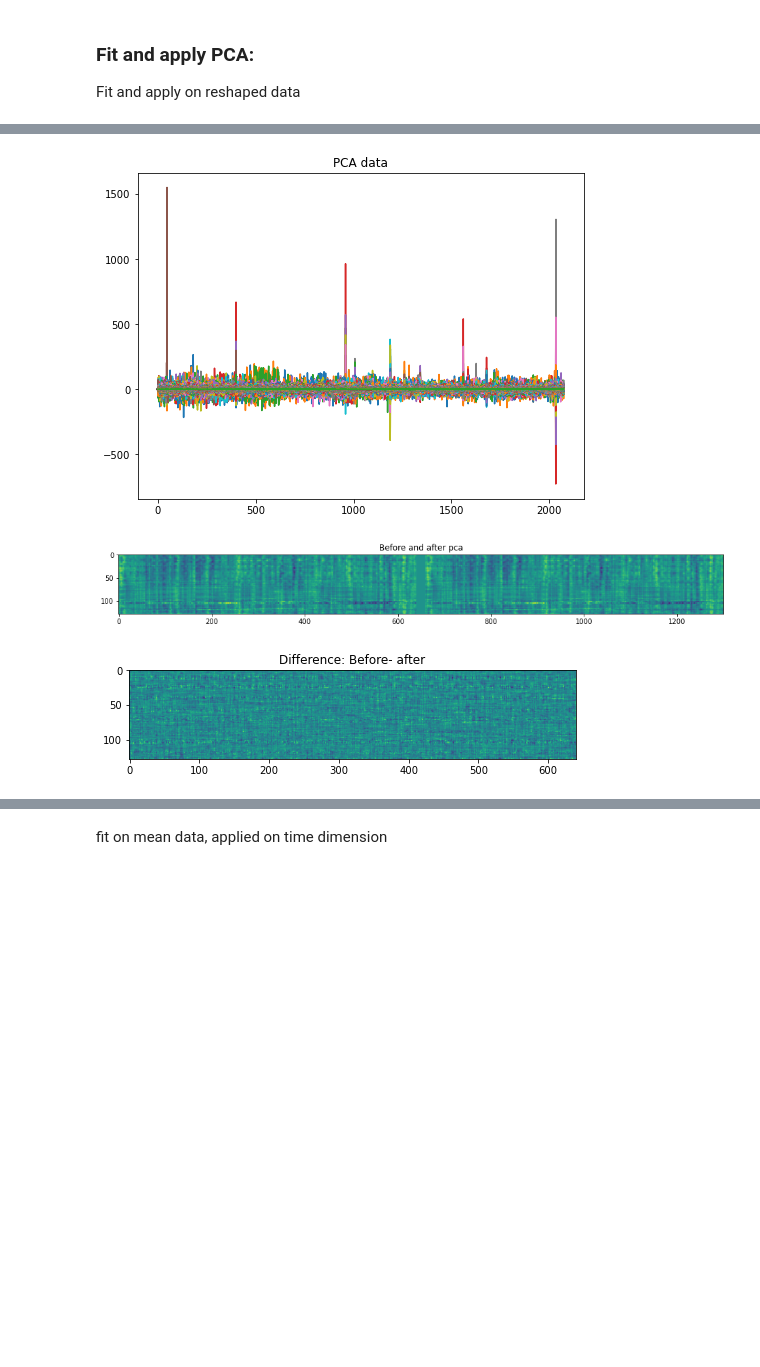
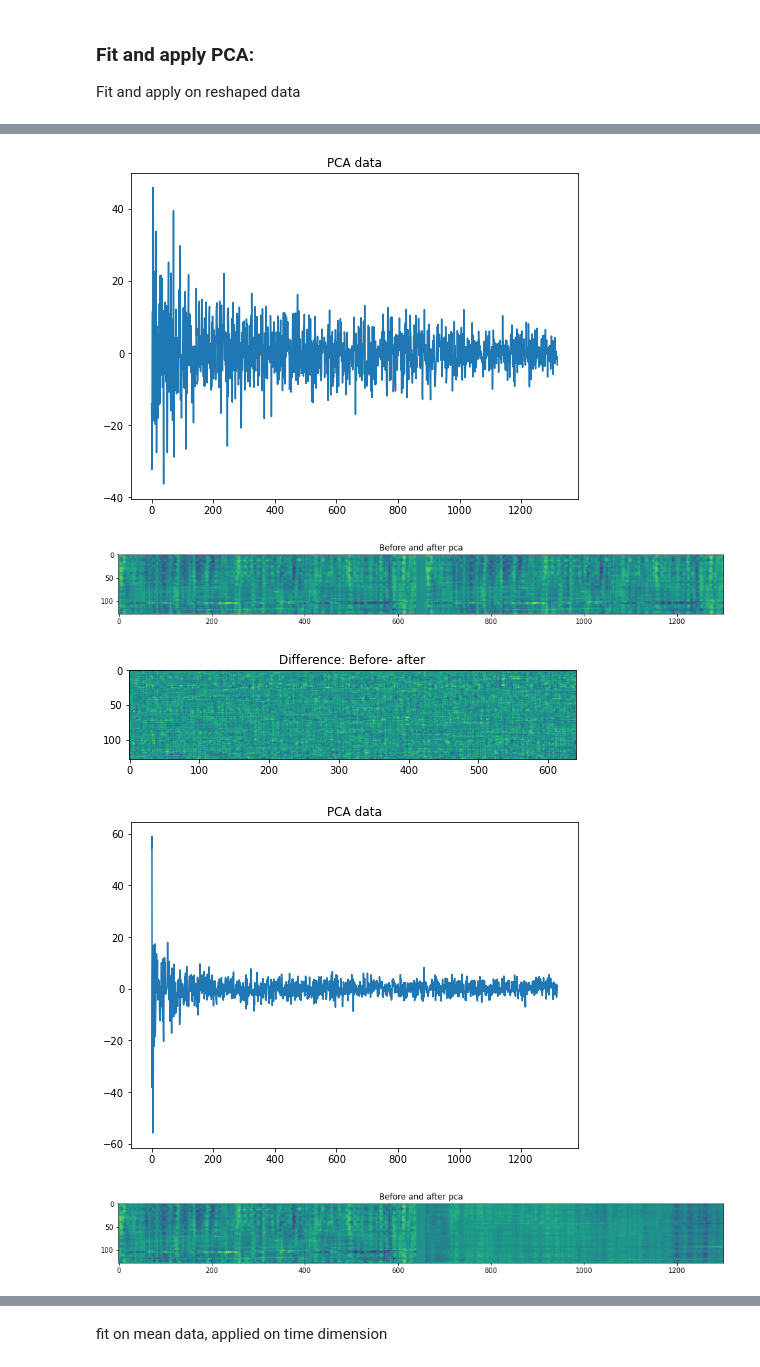
Before and after one commit to lucasld/inner_speech_decoding, a Jupyter notebook: pca_01.ipynb, the cells around one changed output, grey strips where cells are left out. Drawn from its saved outputs; the diff is of its cells as text; code cells hidden in the pictures; blank space fills up the shorter version.

```diff
--- a/pca_01.ipynb
+++ b/pca_01.ipynb
@@ -71,19 +86,24 @@ s_data = scaler.fit_transform(f_data.reshape(-1, f_data.shape[-1])).reshape(f_da
 # %%
 # reshape version
 rf_data = s_data.reshape(len(s_data), 128*640)
+rf_split = split_dataset(rf_data)
 # mean version
-mean_data = np.mean(s_data, axis = 0)
+split = split_dataset(s_data)
+mean_data = np.mean(split['train'], axis = 0)
 # %% [markdown]
 ### Fit and apply PCA:
 Fit and apply on reshaped data
+# %%
+# fit and apply on reshaped data
+pca_1 = PCA(n_components=explained_var)
+rf_pca = pca_1.fit(rf_split['train'])
+rf_pca_ds = {}
+for key in rf_split:
+    rf_pca_ds[key] = pca_1.transform(rf_split[key])
 # %%
-# fit and apply on reshaped data
-pca_1 = PCA(n_components=explained_var)
-rf_pca = pca_1.fit_transform(rf_data)
-
 # print shapes before and after pca
-print("Shape before PCA: ", rf_data.shape)
-print("Shape after PCA: ", rf_pca.shape)
+print("Shape before PCA: ", rf_split['train'].shape)
+print("Shape after PCA: ", rf_pca_ds['train'].shape)
 
 # plot explained variance by n components
 plt.plot(np.cumsum(pca_1.explained_variance_ratio_))
@@ -98,14 +118,22 @@ Text(0.5, 1.0, 'PCA on reshaped EEG data')
 # %%
 # reverse pca
-inv_rf_pca = pca_1.inverse_transform(rf_pca)
+inv_rf_pca = pca_1.inverse_transform(rf_pca_ds['train'])
 inv_rf = [scaler.inverse_transform(elem.reshape(128, 640)) for elem in inv_rf_pca]
+inv_rf_pca_valid = pca_1.inverse_transform(rf_pca_ds['valid'])
+inv_rf_valid = [scaler.inverse_transform(elem.reshape(128, 640)) for elem in inv_rf_pca_valid]
 # %%
 # plot results
 for elem in range(1):
-    pca_pic(rf_pca, elem)
+    pca_pic(rf_pca_ds['train'], elem)
     side_by_side(f_data, inv_rf,elem)
     difference(f_data, inv_rf,elem)
+
+    pca_pic(rf_pca_ds['valid'], elem)
+    side_by_side(f_data, inv_rf_valid,elem)
+    difference(f_data, inv_rf_valid,elem)
 # %% [output]
-[figure, old version]
+[figure, new version]
 [figure]
-[figure, old version]
+[figure, new version]
+[figure, added]
+[figure, added]
```
Also changed, not shown: parts of 22 cells of this notebook, 3 other files.
